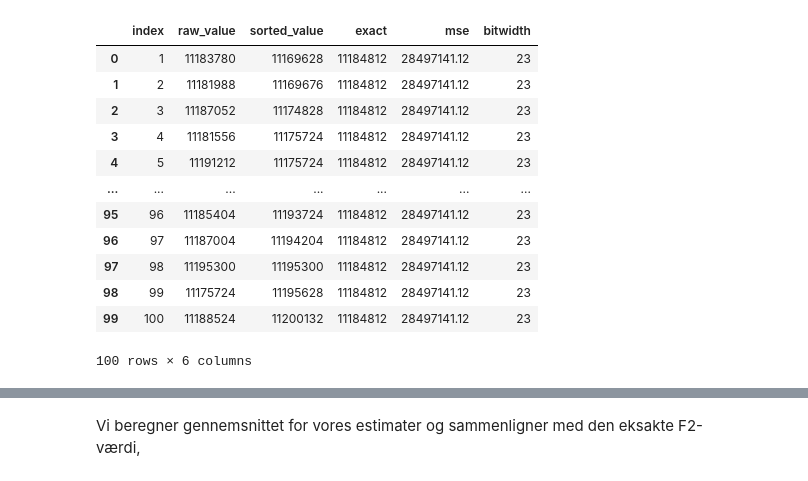
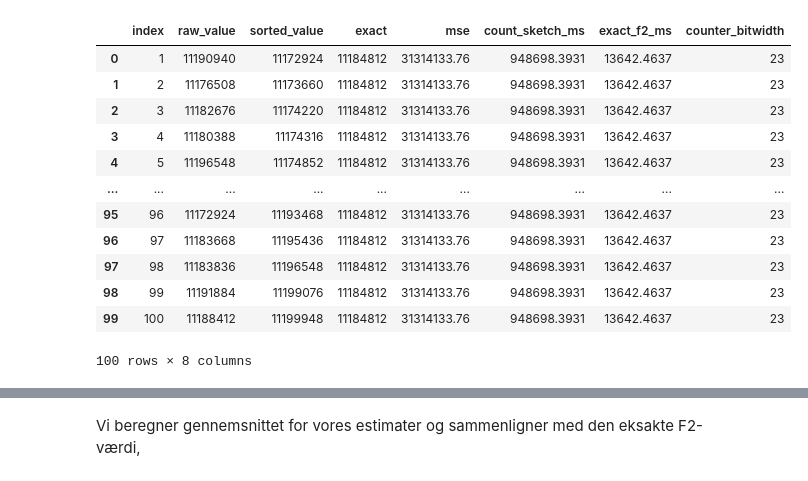
Before and after one commit to BimmerBass/RAD2026, a Jupyter notebook: plots.ipynb, the cells around one changed output, grey strips where cells are left out. Cells and saved outputs as stored; diff of their text form; code cells hidden in the pictures.

```diff
--- a/plots.ipynb
+++ b/plots.ipynb
@@ -1,22 +1,22 @@
 # %%
 import pandas as pd
 
-df = pd.read_csv("results.csv")
+df = pd.read_csv("results_opg7.csv")
 df
 # %% [output]
-|  | index | raw_value | sorted_value | exact | mse | bitwidth |
-| 0 | 1 | 11183780 | 11169628 | 11184812 | 28497141.12 | 23 |
-| 1 | 2 | 11181988 | 11169676 | 11184812 | 28497141.12 | 23 |
-| 2 | 3 | 11187052 | 11174828 | 11184812 | 28497141.12 | 23 |
-| 3 | 4 | 11181556 | 11175724 | 11184812 | 28497141.12 | 23 |
-| 4 | 5 | 11191212 | 11175724 | 11184812 | 28497141.12 | 23 |
-| ... | ... | ... | ... | ... | ... | ... |
-| 95 | 96 | 11185404 | 11193724 | 11184812 | 28497141.12 | 23 |
-| 96 | 97 | 11187004 | 11194204 | 11184812 | 28497141.12 | 23 |
-| 97 | 98 | 11195300 | 11195300 | 11184812 | 28497141.12 | 23 |
-| 98 | 99 | 11175724 | 11195628 | 11184812 | 28497141.12 | 23 |
-| 99 | 100 | 11188524 | 11200132 | 11184812 | 28497141.12 | 23 |
+|  | index | raw_value | sorted_value | exact | mse | count_sketch_ms | exact_f2_ms | counter_bitwidth |
+| 0 | 1 | 11190940 | 11172924 | 11184812 | 31314133.76 | 948698.3931 | 13642.4637 | 23 |
+| 1 | 2 | 11176508 | 11173660 | 11184812 | 31314133.76 | 948698.3931 | 13642.4637 | 23 |
+| 2 | 3 | 11182676 | 11174220 | 11184812 | 31314133.76 | 948698.3931 | 13642.4637 | 23 |
+| 3 | 4 | 11180388 | 11174316 | 11184812 | 31314133.76 | 948698.3931 | 13642.4637 | 23 |
+| 4 | 5 | 11196548 | 11174852 | 11184812 | 31314133.76 | 948698.3931 | 13642.4637 | 23 |
+| ... | ... | ... | ... | ... | ... | ... | ... | ... |
+| 95 | 96 | 11172924 | 11193468 | 11184812 | 31314133.76 | 948698.3931 | 13642.4637 | 23 |
+| 96 | 97 | 11183668 | 11195436 | 11184812 | 31314133.76 | 948698.3931 | 13642.4637 | 23 |
+| 97 | 98 | 11183836 | 11196548 | 11184812 | 31314133.76 | 948698.3931 | 13642.4637 | 23 |
+| 98 | 99 | 11191884 | 11199076 | 11184812 | 31314133.76 | 948698.3931 | 13642.4637 | 23 |
+| 99 | 100 | 11188412 | 11199948 | 11184812 | 31314133.76 | 948698.3931 | 13642.4637 | 23 |
-100 rows × 6 columns
+100 rows × 8 columns
 # %%
 import matplotlib.pyplot as plt
 
```
Also changed, not shown: parts of 7 cells of this notebook, 9 other files.
